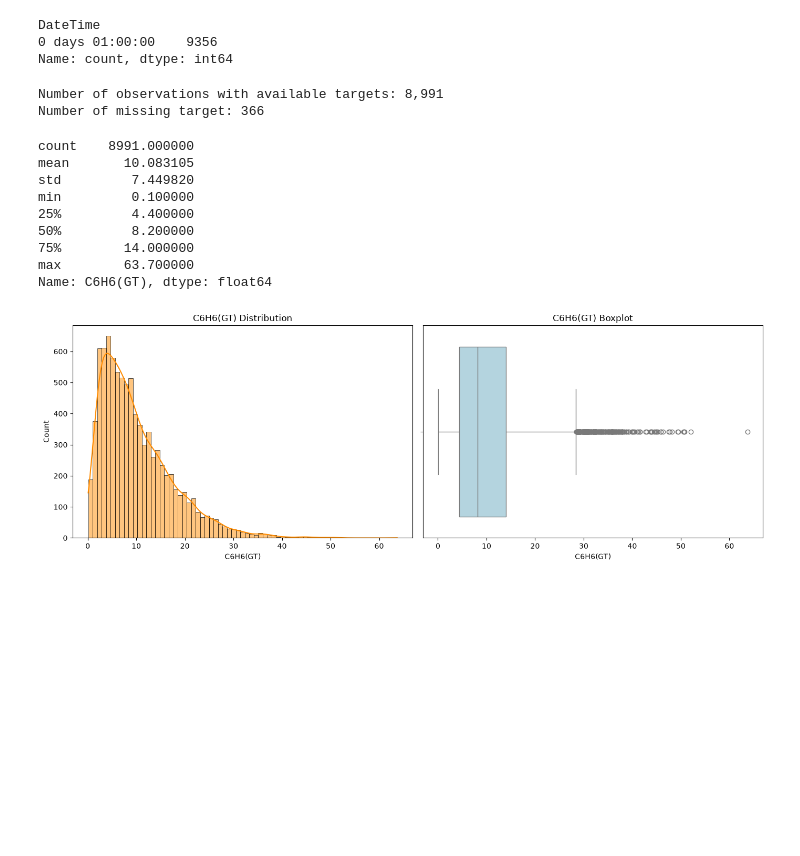
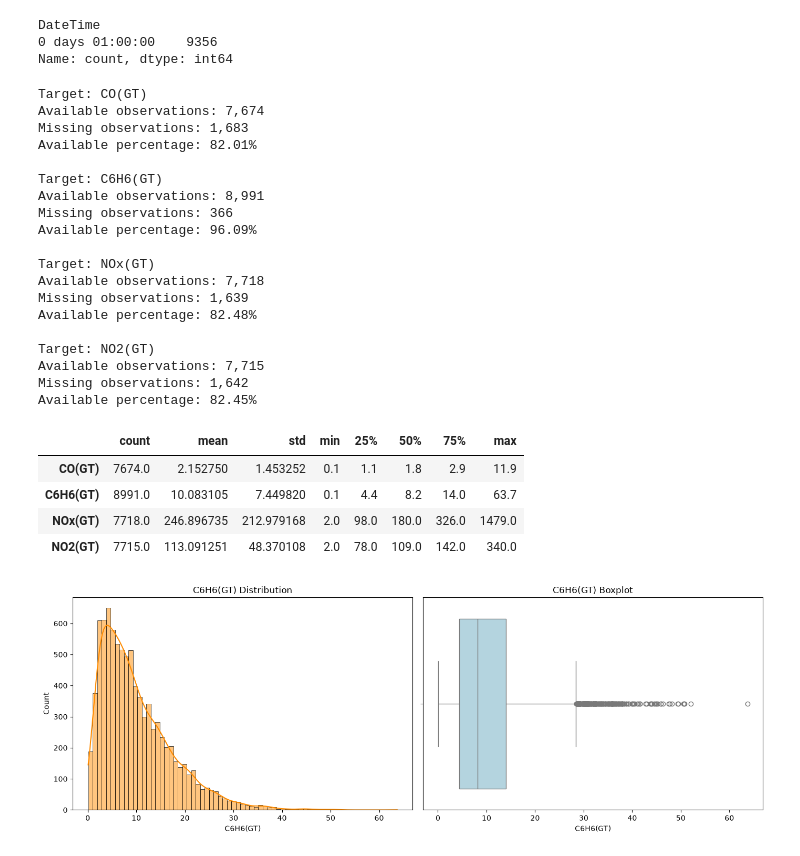
Before and after one commit to AkmalFazli27/air-quality-estimation, a Jupyter notebook: notebooks/eda.ipynb, the cells around one changed output. Saved outputs shown, nothing was run; the diff lists cells and outputs as text; code cells hidden in the pictures; blank space fills up the shorter version.

Commit message:
refactor: expand observation each targets

```diff
--- a/notebooks/eda.ipynb
+++ b/notebooks/eda.ipynb
@@ -219,22 +219,44 @@ DateTime
 0 days 01:00:00    9356
 Name: count, dtype: int64
 # %%
-target_df = df.dropna(subset=[target]).copy()
-print(f"Number of observations with available targets: {len(target_df):,}")
-print(f"Number of missing target: {df[target].isna().sum():,}")
-target_df[target].describe()
+target_observations = {}
+
+for target in target_columns:
+    target_df = df.dropna(subset=[target]).copy()
+    target_observations[target] = target_df
+
+    print(f"\nTarget: {target}")
+    print(f"Available observations: {len(target_df):,}")
+    print(f"Missing observations: {df[target].isna().sum():,}")
+    print(f"Available percentage: {df[target].notna().mean() * 100:.2f}%")
+
+target_statistics = df[target_columns].describe().T
+target_statistics
 # %% [output]
-Number of observations with available targets: 8,991
-Number of missing target: 366
+Target: CO(GT)
+Available observations: 7,674
+Missing observations: 1,683
+Available percentage: 82.01%
+
+Target: C6H6(GT)
+Available observations: 8,991
+Missing observations: 366
+Available percentage: 96.09%
+
+Target: NOx(GT)
+Available observations: 7,718
+Missing observations: 1,639
+Available percentage: 82.48%
+
+Target: NO2(GT)
+Available observations: 7,715
+Missing observations: 1,642
+Available percentage: 82.45%
-count    8991.000000
-mean       10.083105
-std         7.449820
-min         0.100000
-25%         4.400000
-50%         8.200000
-75%        14.000000
-max        63.700000
-Name: C6H6(GT), dtype: float64
+|  | count | mean | std | min | 25% | 50% | 75% | max |
+| CO(GT) | 7674.0 | 2.152750 | 1.453252 | 0.1 | 1.1 | 1.8 | 2.9 | 11.9 |
+| C6H6(GT) | 8991.0 | 10.083105 | 7.449820 | 0.1 | 4.4 | 8.2 | 14.0 | 63.7 |
+| NOx(GT) | 7718.0 | 246.896735 | 212.979168 | 2.0 | 98.0 | 180.0 | 326.0 | 1479.0 |
+| NO2(GT) | 7715.0 | 113.091251 | 48.370108 | 2.0 | 78.0 | 109.0 | 142.0 | 340.0 |
 # %%
 fig, axes = plt.subplots(1, 2, figsize=(14, 5))
 
```
